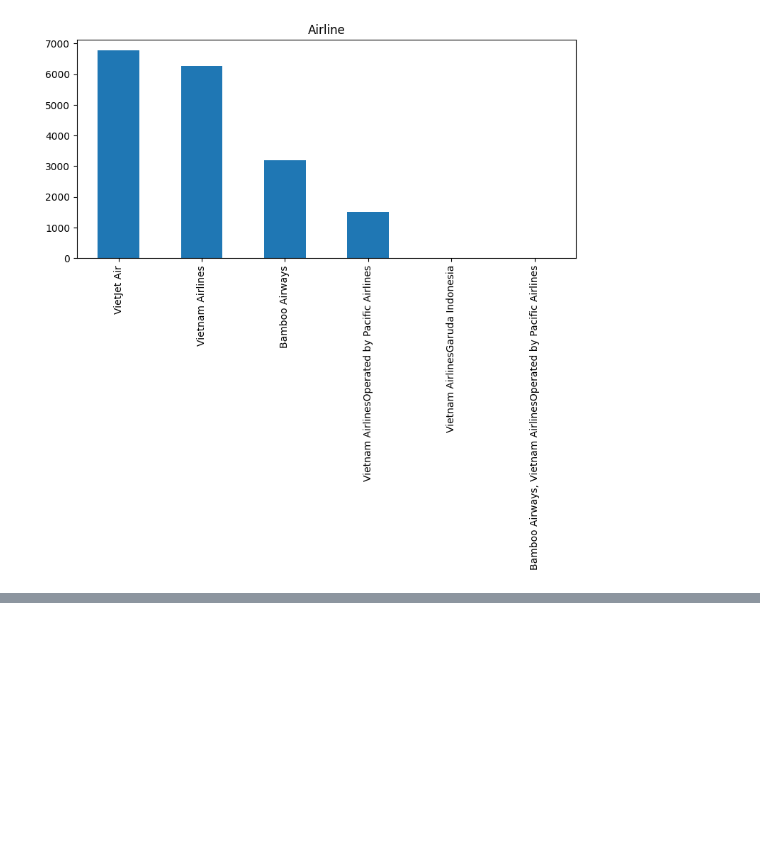
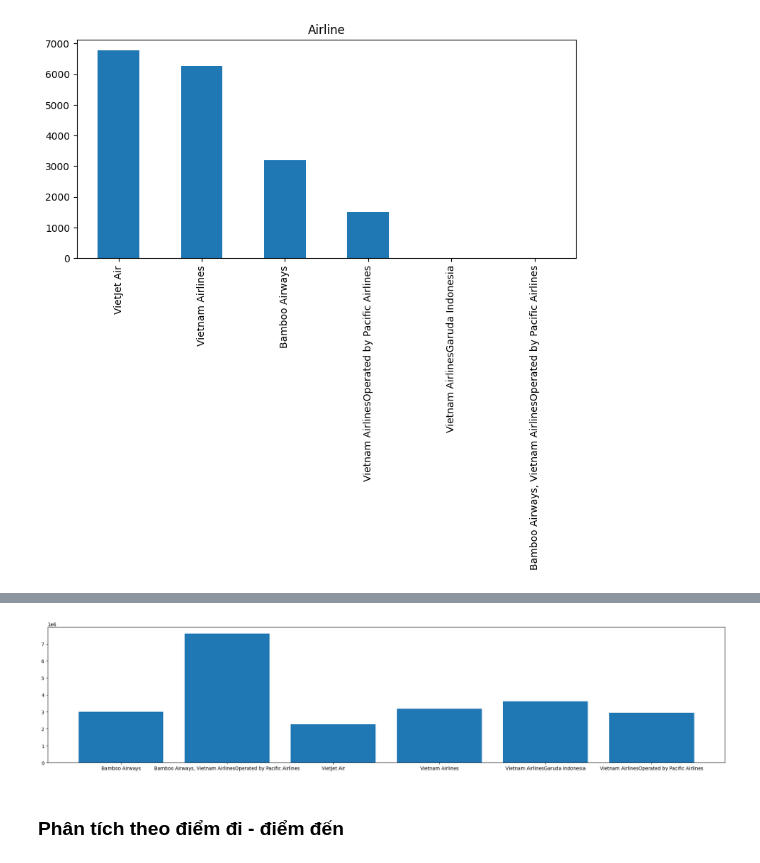
Before and after one commit to PhiHung160420/airline_data_analysis, a Jupyter notebook: model.ipynb, the cells around one changed output, grey strips where cells are left out. Drawn from its saved outputs; the diff is of its cells as text; code cells hidden in the pictures; blank space fills up the shorter version.

```diff
--- a/model.ipynb
+++ b/model.ipynb
@@ -44,0 +75,5 @@ Text(0.5, 1.0, 'Airline')
+# %%
+X_agg = df.groupby('Airline(s)', as_index=False).agg({'Price (VND)':['count', 'sum']})
+X_agg
+# nhóm các giá trị trong cột 'Airline(s)' của df
+# sau đó tính tổng số lượng vé (count) và tổng giá trị của các vé (sum) cho mỗi hãng hàng không dựa trên cột 'Price (VND)'
@@ -44,0 +101,3 @@ Text(0.5, 1.0, 'Airline')
+# %%
+X_agg['Average Price'] = X_agg['Price (VND)']['sum']/X_agg['Price (VND)']['count']
+# tính trung bình giá vé của từng hãng hàng không và lưu vào cột 'Average Price' trong X_agg
@@ -44,0 +115,11 @@ Text(0.5, 1.0, 'Airline')
+# %%
+fig = plt.figure(figsize=(20, 4))
+ax = fig.add_axes([0,0,1,1])
+ax.bar(X_agg['Airline(s)'],X_agg['Average Price'])
+plt.show()
+# vẽ biểu đồ cột của trung bình giá vé của từng hãng hàng không
+# với trục x là tên hãng hàng không và trục y là giá trị trung bình của từng hãng
+# %% [output]
+[figure, added]
+# %% [markdown]
+### Phân tích theo điểm đi - điểm đến
```
Also changed, not shown: parts of 20 cells of this notebook.
